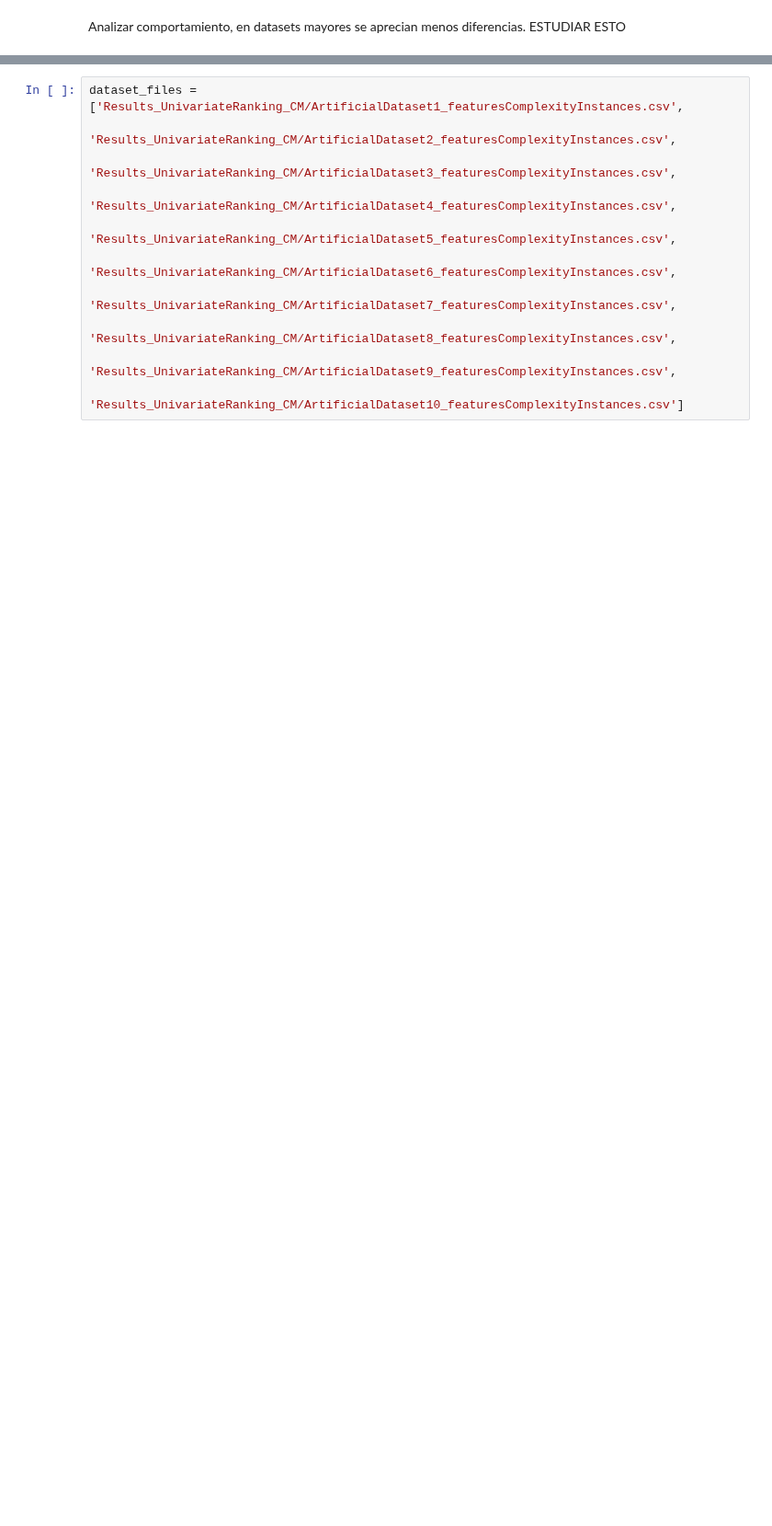
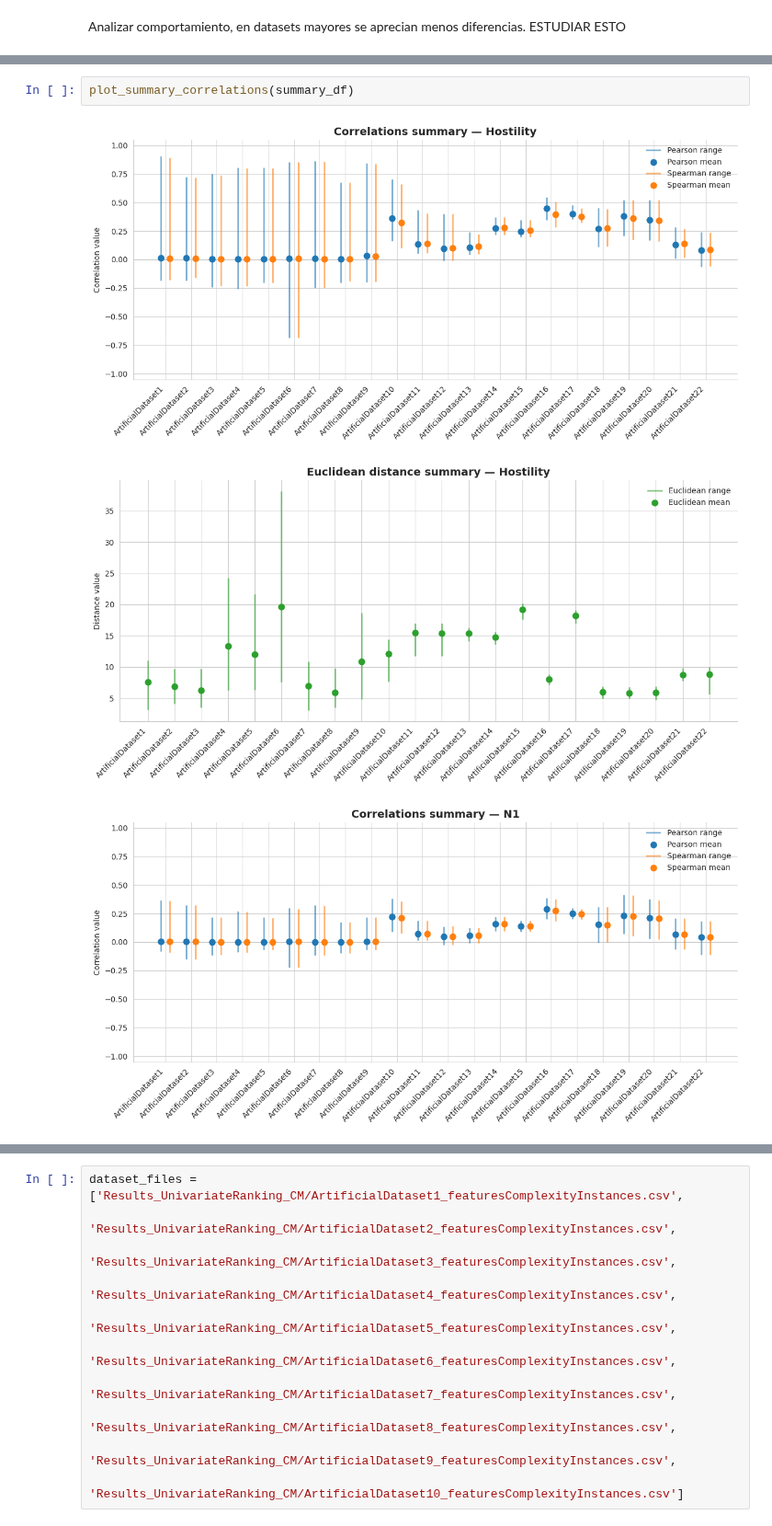
Before and after one commit to carmenlancho/FeatureSelection_Complexity, a Jupyter notebook: Notebooks/UnivariateInstanceComplexity_Analysis.ipynb, the cells around one changed output, grey strips where cells are left out. Shown at 92% size. Drawn from its saved outputs; the diff is of its cells as text; blank space fills up the shorter version.

Commit message:
Summary correlaciones y distancias

```diff
--- a/Notebooks/UnivariateInstanceComplexity_Analysis.ipynb
+++ b/Notebooks/UnivariateInstanceComplexity_Analysis.ipynb
@@ -93,0 +213,6 @@ Analizar comportamiento, en datasets mayores se aprecian menos diferencias. ESTU
+# %%
+plot_summary_correlations(summary_df)
+# %% [output]
+[figure, added]
+[figure, added]
+[figure, added]
```
Also changed, not shown: parts of 7 cells of this notebook.
